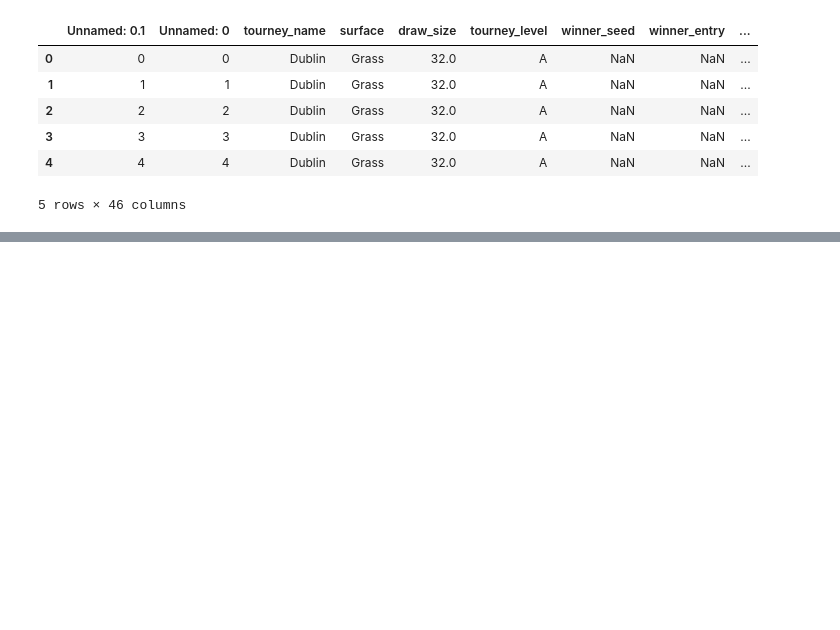
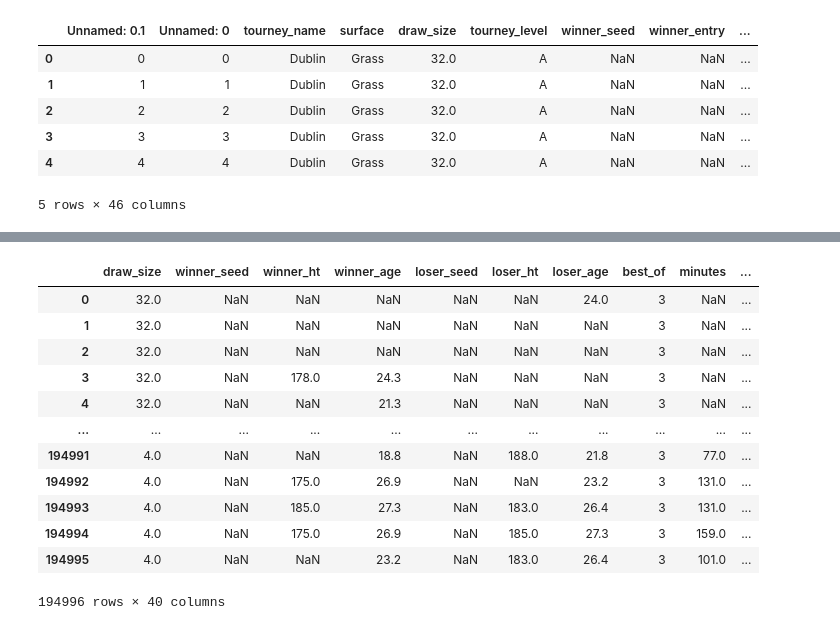
Before and after one commit to parthdiwane/sportly, a Jupyter notebook: tree/decision_tree.ipynb, the cells around one changed output, grey strips where cells are left out. Saved outputs shown, nothing was run; the diff lists cells and outputs as text; code cells hidden in the pictures; blank space fills up the shorter version.

```diff
--- a/tree/decision_tree.ipynb
+++ b/tree/decision_tree.ipynb
@@ -119,0 +114,22 @@ df
+# %%
+y = df['winner_name_n']
+X = []
+for column_name in list(df.columns):
+    if column_name != 'winner_name_n' and column_name != 'loser_name_n':
+        X.append(column_name)
+X = df[X]
+X
+# %% [output]
+|  | draw_size | winner_seed | winner_ht | winner_age | loser_seed | loser_ht | loser_age | best_of | minutes | ... |
+| 0 | 32.0 | NaN | NaN | NaN | NaN | NaN | 24.0 | 3 | NaN | ... |
+| 1 | 32.0 | NaN | NaN | NaN | NaN | NaN | NaN | 3 | NaN | ... |
+| 2 | 32.0 | NaN | NaN | NaN | NaN | NaN | NaN | 3 | NaN | ... |
+| 3 | 32.0 | NaN | 178.0 | 24.3 | NaN | NaN | NaN | 3 | NaN | ... |
+| 4 | 32.0 | NaN | NaN | 21.3 | NaN | NaN | NaN | 3 | NaN | ... |
+| ... | ... | ... | ... | ... | ... | ... | ... | ... | ... | ... |
+| 194991 | 4.0 | NaN | NaN | 18.8 | NaN | 188.0 | 21.8 | 3 | 77.0 | ... |
+| 194992 | 4.0 | NaN | 175.0 | 26.9 | NaN | NaN | 23.2 | 3 | 131.0 | ... |
+| 194993 | 4.0 | NaN | 185.0 | 27.3 | NaN | 183.0 | 26.4 | 3 | 131.0 | ... |
+| 194994 | 4.0 | NaN | 175.0 | 26.9 | NaN | 185.0 | 27.3 | 3 | 159.0 | ... |
+| 194995 | 4.0 | NaN | NaN | 23.2 | NaN | 183.0 | 26.4 | 3 | 101.0 | ... |
+194996 rows × 40 columns
```
Also changed, not shown: parts of 10 cells of this notebook.
